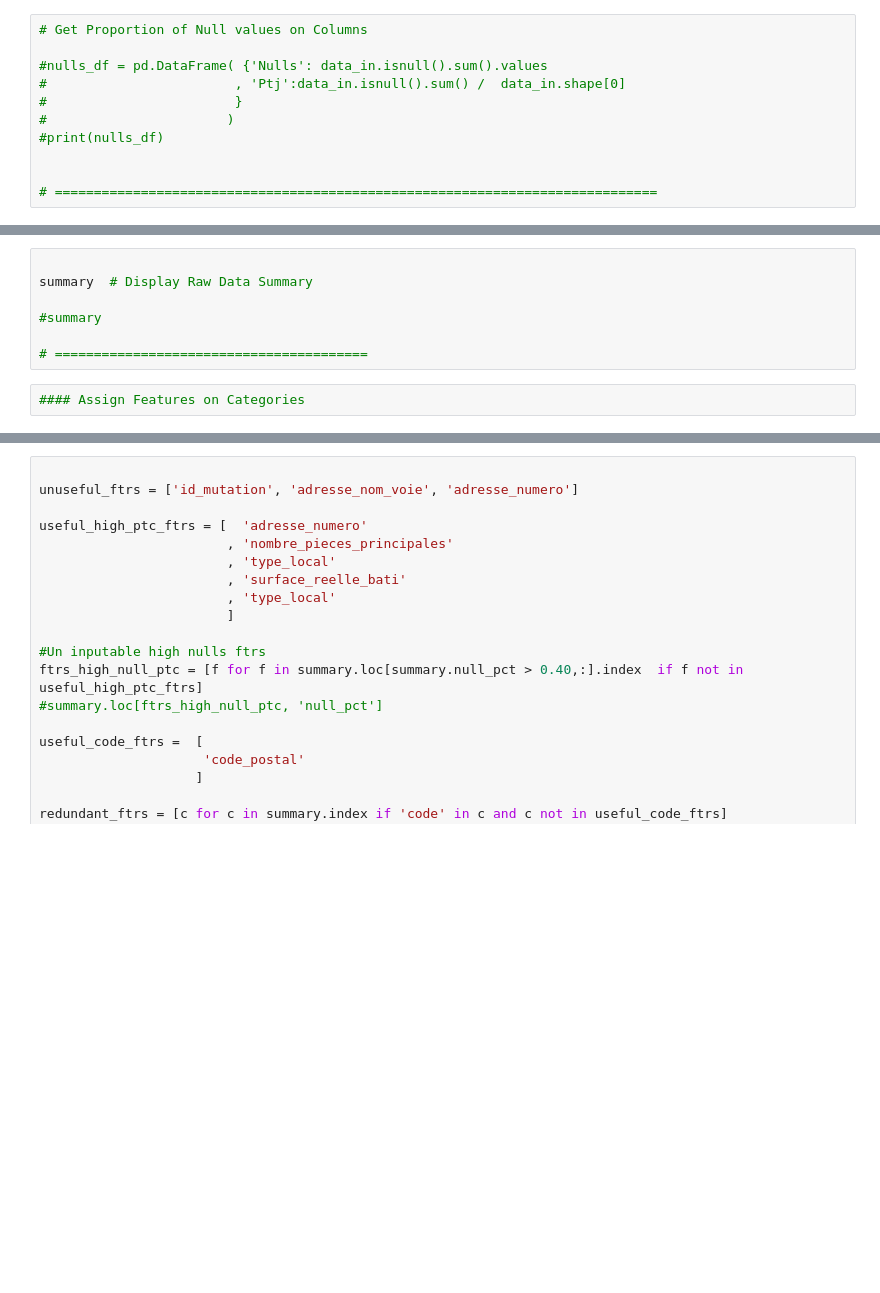
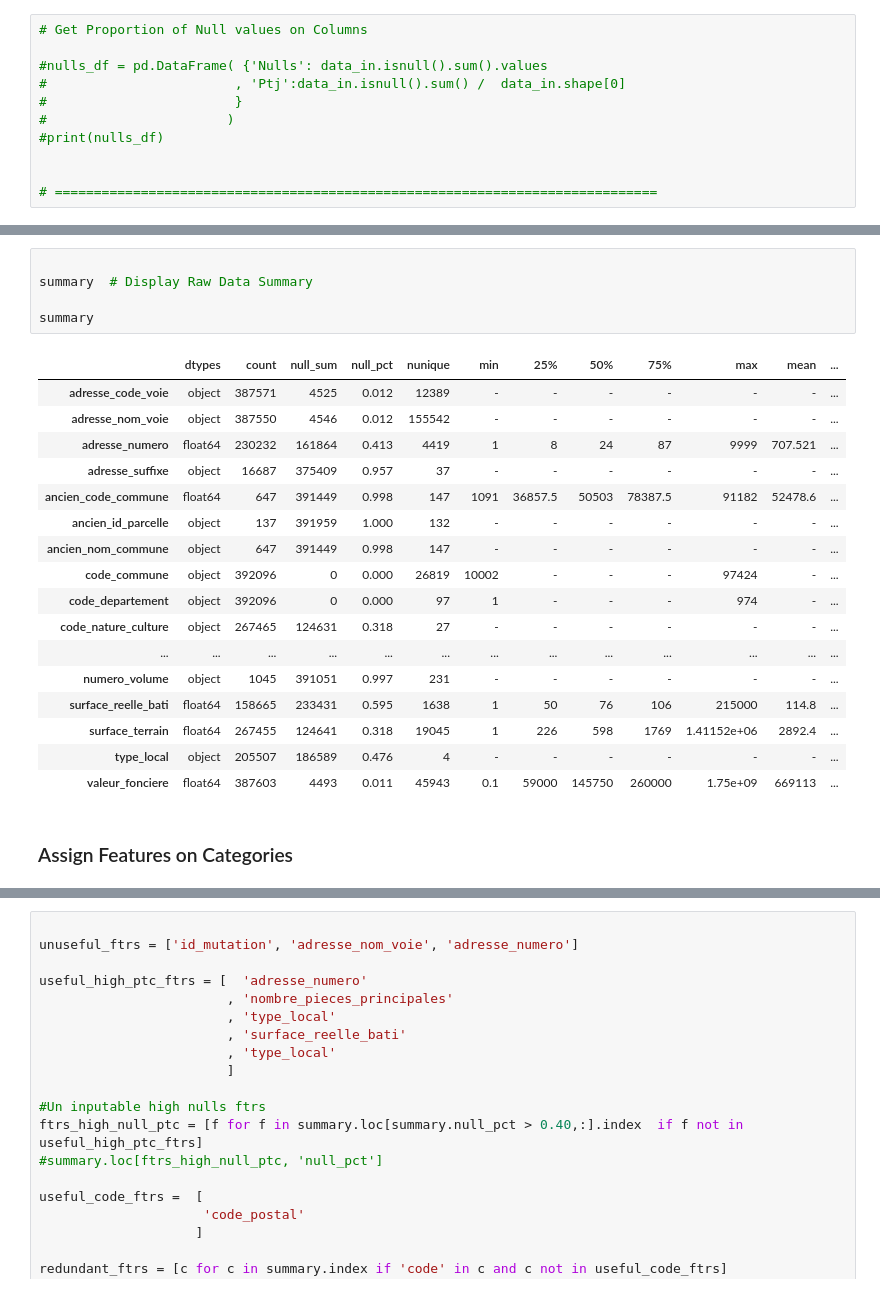
Before and after one commit to stbeau/projet-62, a Jupyter notebook: notebooks/exploratory/0.2.0-jalop-identification_des_unites_danalyse.ipynb, the cells around one changed output, grey strips where cells are left out. Drawn from its saved outputs; the diff is of its cells as text; blank space fills up the shorter version.

Commit message:
EDA update exporting features_to_use_summary and raw_useful_ftrs data sets

```diff
--- a/notebooks/exploratory/0.2.0-jalop-identification_des_unites_danalyse.ipynb
+++ b/notebooks/exploratory/0.2.0-jalop-identification_des_unites_danalyse.ipynb
@@ -110,10 +165,26 @@ summary = explore(data_in, method="summarize")
 # %%
 
 summary  # Display Raw Data Summary
 
-#summary
-
-# ========================================
+summary
+# %% [output]
+|  | dtypes | count | null_sum | null_pct | nunique | min | 25% | 50% | 75% | max | mean | ... |
+| adresse_code_voie | object | 387571 | 4525 | 0.012 | 12389 | - | - | - | - | - | - | ... |
+| adresse_nom_voie | object | 387550 | 4546 | 0.012 | 155542 | - | - | - | - | - | - | ... |
+| adresse_numero | float64 | 230232 | 161864 | 0.413 | 4419 | 1 | 8 | 24 | 87 | 9999 | 707.521 | ... |
+| adresse_suffixe | object | 16687 | 375409 | 0.957 | 37 | - | - | - | - | - | - | ... |
+| ancien_code_commune | float64 | 647 | 391449 | 0.998 | 147 | 1091 | 36857.5 | 50503 | 78387.5 | 91182 | 52478.6 | ... |
+| ancien_id_parcelle | object | 137 | 391959 | 1.000 | 132 | - | - | - | - | - | - | ... |
+| ancien_nom_commune | object | 647 | 391449 | 0.998 | 147 | - | - | - | - | - | - | ... |
+| code_commune | object | 392096 | 0 | 0.000 | 26819 | 10002 | - | - | - | 97424 | - | ... |
+| code_departement | object | 392096 | 0 | 0.000 | 97 | 1 | - | - | - | 974 | - | ... |
+| code_nature_culture | object | 267465 | 124631 | 0.318 | 27 | - | - | - | - | - | - | ... |
+| ... | ... | ... | ... | ... | ... | ... | ... | ... | ... | ... | ... | ... |
+| numero_volume | object | 1045 | 391051 | 0.997 | 231 | - | - | - | - | - | - | ... |
+| surface_reelle_bati | float64 | 158665 | 233431 | 0.595 | 1638 | 1 | 50 | 76 | 106 | 215000 | 114.8 | ... |
+| surface_terrain | float64 | 267455 | 124641 | 0.318 | 19045 | 1 | 226 | 598 | 1769 | 1.41152e+06 | 2892.4 | ... |
+| type_local | object | 205507 | 186589 | 0.476 | 4 | - | - | - | - | - | - | ... |
+| valeur_fonciere | float64 | 387603 | 4493 | 0.011 | 45943 | 0.1 | 59000 | 145750 | 260000 | 1.75e+09 | 669113 | ... |
-# %%
-#### Assign Features on Categories
+# %% [markdown]
+### Assign Features on Categories
 # %%
```
Also changed, not shown: parts of 53 cells of this notebook, 2 other files.
